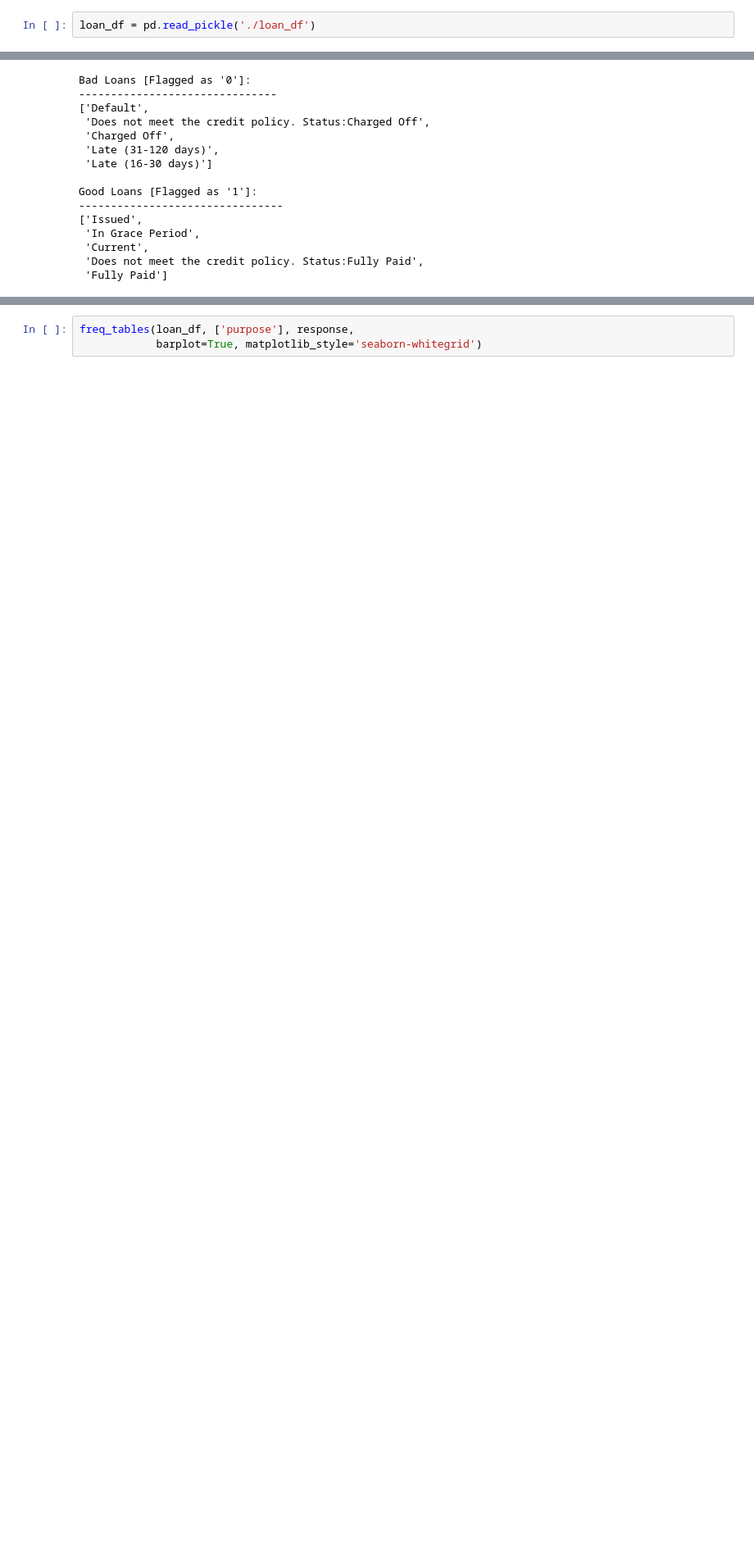
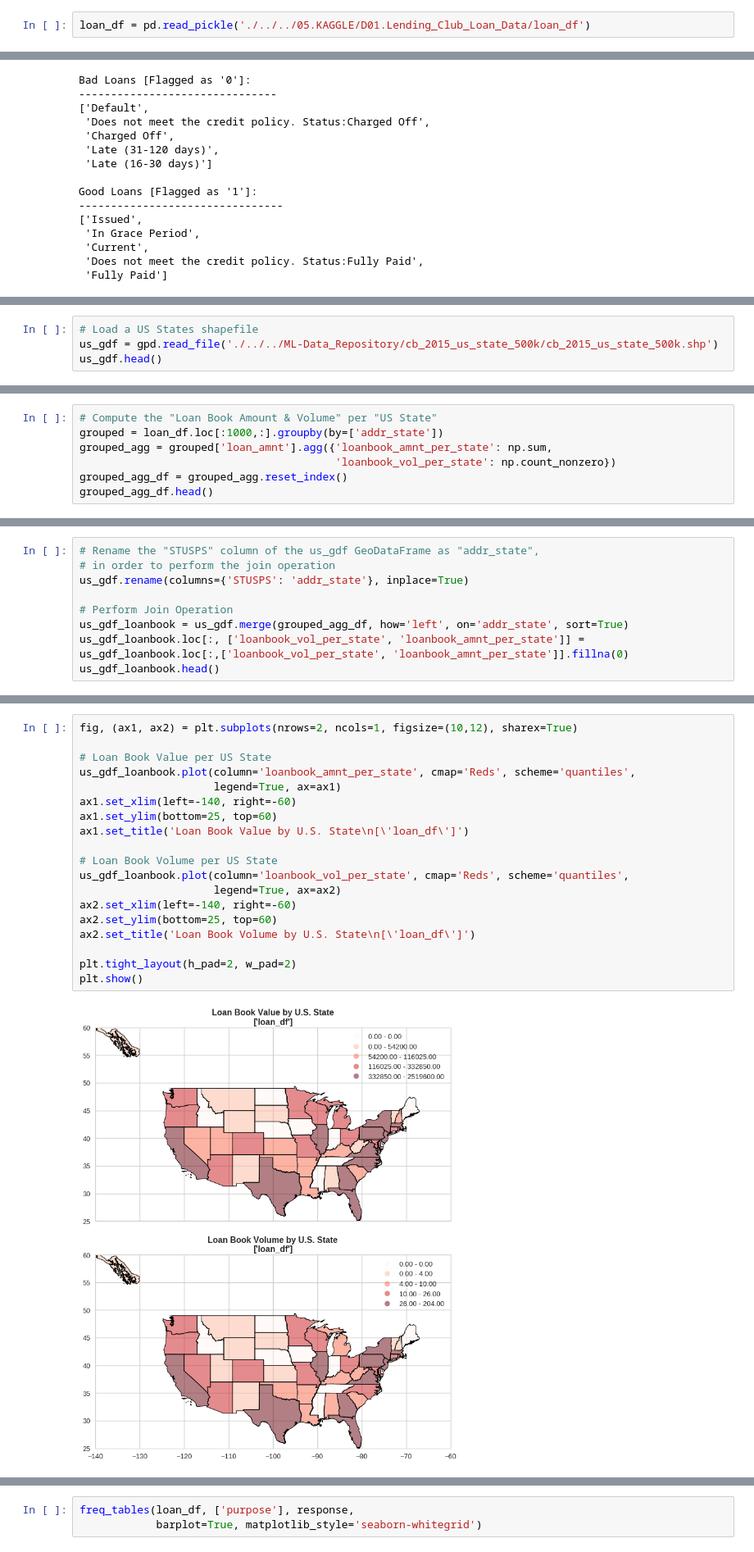
Before and after one commit to tgrammat/ML-Data_Challenges, a Jupyter notebook: Finance-Banking-Related/Lending Club Loan Data - Exploratory Data Analysis [Part I, Python notebook, kaggle].ipynb, the cells around one changed output, grey strips where cells are left out. Shown at 82% size. Cells and saved outputs as stored; diff of their text form; blank space fills up the shorter version.

Commit message:
Lending Club Loan Data - EDA [Part I, Python notebook, choropleth maps addition]

```diff
--- a/Finance-Banking-Related/Lending Club Loan Data - Exploratory Data Analysis [Part I, Python notebook, kaggle].ipynb
+++ b/Finance-Banking-Related/Lending Club Loan Data - Exploratory Data Analysis [Part I, Python notebook, kaggle].ipynb
@@ -44,7 +46,7 @@ from ML_helper_functions import cv_estimate
 
 The **`loan.csv`** has been loaded and transformed using the **`lending_club_loan_data-eda.py`** script. The data types of the all the attributes have been appropriately defined, as well as the categories of all the nominal and ordinal categorical variables. The transformed data set has ~890 observations, 75 attributes, and it is 502MB in size. Note, that some **`'NA'`** values exist in specific **`float`** and **`str`** variables, but this is expected.
 # %%
-loan_df = pd.read_pickle('./loan_df')
+loan_df = pd.read_pickle('./../../05.KAGGLE/D01.Lending_Club_Loan_Data/loan_df')
 # %%
 loan_df.shape
 # %% [output]
@@ -868,0 +875,4 @@ plt.show()
+# %%
+# Load a US States shapefile
+us_gdf = gpd.read_file('./../../ML-Data_Repository/cb_2015_us_state_500k/cb_2015_us_state_500k.shp')
+us_gdf.head()
@@ -868,0 +886,7 @@ plt.show()
+# %%
+# Compute the "Loan Book Amount & Volume" per "US State"
+grouped = loan_df.loc[:1000,:].groupby(by=['addr_state'])
+grouped_agg = grouped['loan_amnt'].agg({'loanbook_amnt_per_state': np.sum,
+                                        'loanbook_vol_per_state': np.count_nonzero})
+grouped_agg_df = grouped_agg.reset_index()
+grouped_agg_df.head()
@@ -868,0 +900,9 @@ plt.show()
+# %%
+# Rename the "STUSPS" column of the us_gdf GeoDataFrame as "addr_state",
+# in order to perform the join operation
+us_gdf.rename(columns={'STUSPS': 'addr_state'}, inplace=True)
+
+# Perform Join Operation
+us_gdf_loanbook = us_gdf.merge(grouped_agg_df, how='left', on='addr_state', sort=True)
+us_gdf_loanbook.loc[:, ['loanbook_vol_per_state', 'loanbook_amnt_per_state']] = us_gdf_loanbook.loc[:,['loanbook_vol_per_state', 'loanbook_amnt_per_state']].fillna(0)
+us_gdf_loanbook.head()
@@ -869 +916,22 @@ plt.show()
+# %%
+fig, (ax1, ax2) = plt.subplots(nrows=2, ncols=1, figsize=(10,12), sharex=True)
+
+# Loan Book Value per US State
+us_gdf_loanbook.plot(column='loanbook_amnt_per_state', cmap='Reds', scheme='quantiles',
+                     legend=True, ax=ax1)
+ax1.set_xlim(left=-140, right=-60)
+ax1.set_ylim(bottom=25, top=60)
+ax1.set_title('Loan Book Value by U.S. State\n[\'loan_df\']')
+
+# Loan Book Volume per US State
+us_gdf_loanbook.plot(column='loanbook_vol_per_state', cmap='Reds', scheme='quantiles',
+                     legend=True, ax=ax2)
+ax2.set_xlim(left=-140, right=-60)
+ax2.set_ylim(bottom=25, top=60)
+ax2.set_title('Loan Book Volume by U.S. State\n[\'loan_df\']')
+
+plt.tight_layout(h_pad=2, w_pad=2)
+plt.show()
+# %% [output]
+[figure, added]
 # %% [markdown]
```
Also changed, not shown: parts of 8 cells of this notebook.
